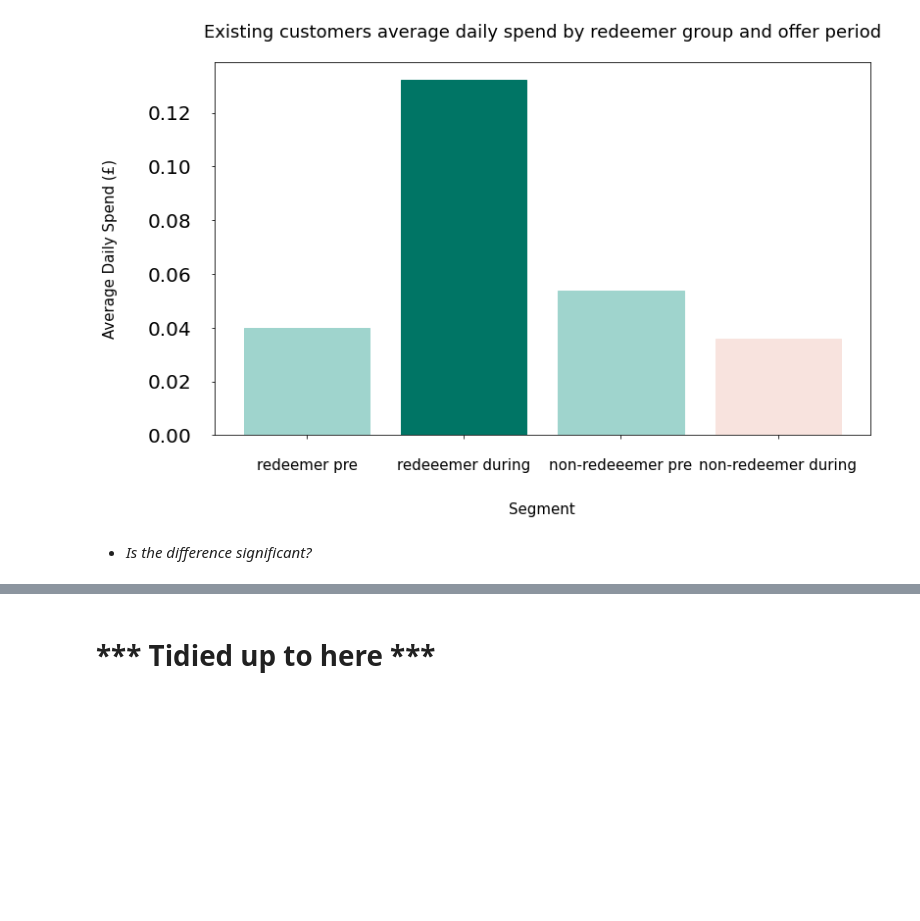
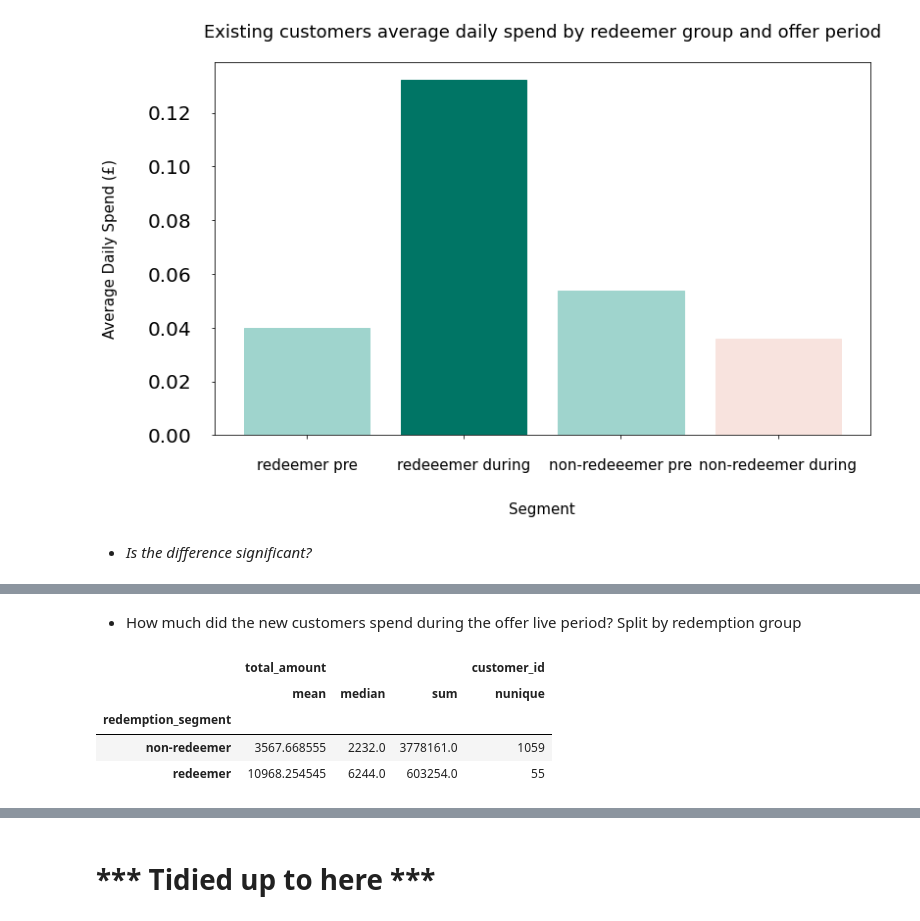
Before and after one commit to tryflux/adhoc-analysis, a Jupyter notebook: src/insights_product/offers_new_customers/metrics_tidy.ipynb, the cells around one changed output, grey strips where cells are left out. Drawn from its saved outputs; the diff is of its cells as text; code cells hidden in the pictures; blank space fills up the shorter version.

```diff
--- a/src/insights_product/offers_new_customers/metrics_tidy.ipynb
+++ b/src/insights_product/offers_new_customers/metrics_tidy.ipynb
@@ -516,0 +529,2 @@ new_days_active = new_cust_first_txn.groupby('redemption_segment').agg({'days_ac
+# %% [markdown]
+- How much did the new customers spend during the offer live period? Split by redemption group
@@ -516,0 +533,8 @@ new_days_active = new_cust_first_txn.groupby('redemption_segment').agg({'days_ac
+# %%
+during_spend_new
+# %% [output]
+|  | total_amount |  |  | customer_id |
+|  | mean | median | sum | nunique |
+| redemption_segment |  |  |  |  |
+| non-redeemer | 3567.668555 | 2232.0 | 3778161.0 | 1059 |
+| redeemer | 10968.254545 | 6244.0 | 603254.0 | 55 |
```
Also changed, not shown: parts of 47 cells of this notebook.
